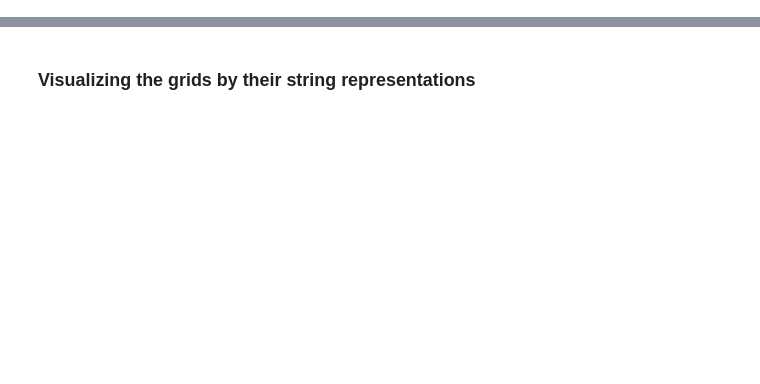
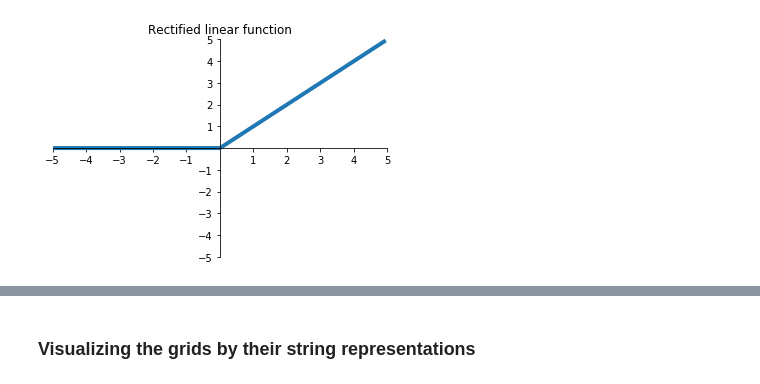
Before and after one commit to rhaver/conways-game-of-life-with-cnn, a Jupyter notebook: Conway's Game of Life with CNN.ipynb, the cells around one changed output, grey strips where cells are left out. Saved outputs shown, nothing was run; the diff lists cells and outputs as text; code cells hidden in the pictures; blank space fills up the shorter version.

```diff
--- a/Conway's Game of Life with CNN.ipynb
+++ b/Conway's Game of Life with CNN.ipynb
@@ -324,0 +112,21 @@ printlist = [
+# %%
+# initialize a new figure
+fig, ax = plt.subplots()
+# plot the rectified linear function from [-5, 5]
+x = np.arange(-5, 5, 0.1)
+relu_x = np.maximum(0, x)
+ax.plot(x, relu_x, linewidth=4)
+ax.set_title('Rectified linear function')
+# configure axes and range of the plot
+ax.spines['bottom'].set_position('zero')
+ax.spines['left'].set_position('zero')
+ax.spines['right'].set_color('none')
+ax.spines['top'].set_color('none')
+ax.set_xticks([-5, -4, -3, -2, -1, 1, 2, 3, 4, 5])
+ax.set_yticks([-5, -4, -3, -2, -1, 1, 2, 3, 4, 5])
+ax.set_xlim([-5, 5])
+ax.set_ylim([-5, 5])
+# show the figure
+plt.show()
+# %% [output]
+[figure, added]
```
Also changed, not shown: parts of 46 cells of this notebook, 6 other files.
